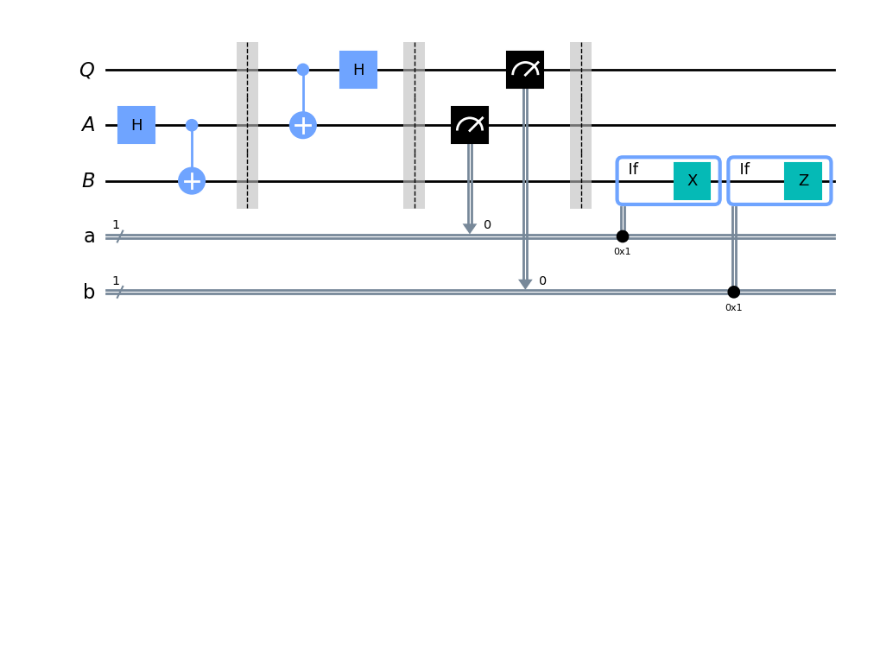
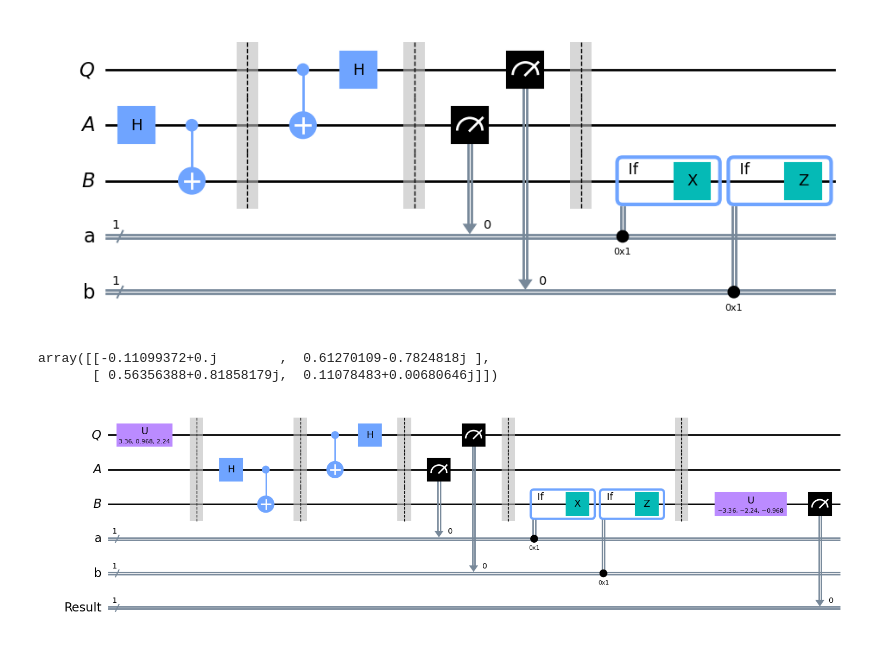
Before and after one commit to Erickype/QuantumLearning, a Jupyter notebook: BasisQuantumInformation/TeleportationProtocol.ipynb, the cells around one changed output. Cells and saved outputs as stored; diff of their text form; code cells hidden in the pictures; blank space fills up the shorter version.

Commit message:
Teleportation protocol test

```diff
--- a/BasisQuantumInformation/TeleportationProtocol.ipynb
+++ b/BasisQuantumInformation/TeleportationProtocol.ipynb
@@ -41,3 +41,41 @@ with circuit.if_test((b,1)):
 display(circuit.draw("mpl"))
 # %% [output]
 [figure]
+# %%
+random_gate = UGate(
+    theta=random.random() * 2 * pi,
+    phi=random.random() * 2 * pi,
+    lam=random.random() * 2 * pi,
+)
+
+display(random_gate.to_matrix())
+# %% [output]
+array([[-0.11099372+0.j        ,  0.61270109-0.7824818j ],
+       [ 0.56356388+0.81858179j,  0.11078483+0.00680646j]])
+# %%
+# Create a new circuit including the same bits and qubits used in the
+# teleportation protocol.
+
+test = QuantumCircuit(qubit, ebit0, ebit1, a, b)
+
+# Start with the randomly selected gate on Q
+
+test.append(random_gate, qubit)
+test.barrier()
+
+# Append the entire teleportation protocol from above.
+
+test = test.compose(circuit)
+test.barrier()
+
+# Finally, apply the inverse of the random unitary to B and measure.
+
+test.append(random_gate.inverse(), ebit1)
+
+result = ClassicalRegister(1, "Result")
+test.add_register(result)
+test.measure(ebit1, result)
+
+display(test.draw("mpl"))
+# %% [output]
+[figure, added]
```
Also changed, not shown: parts of 1 cell of this notebook.
